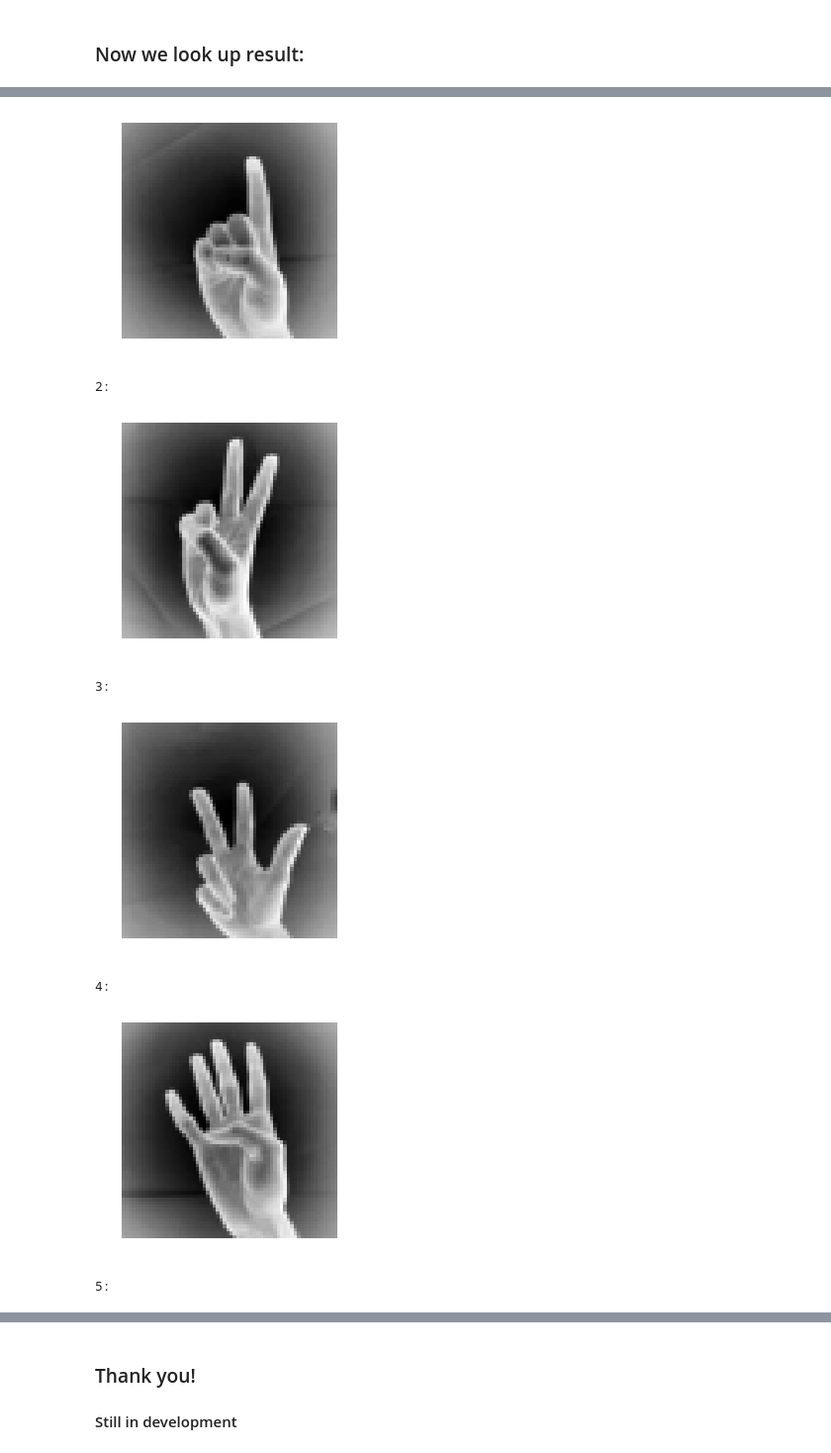
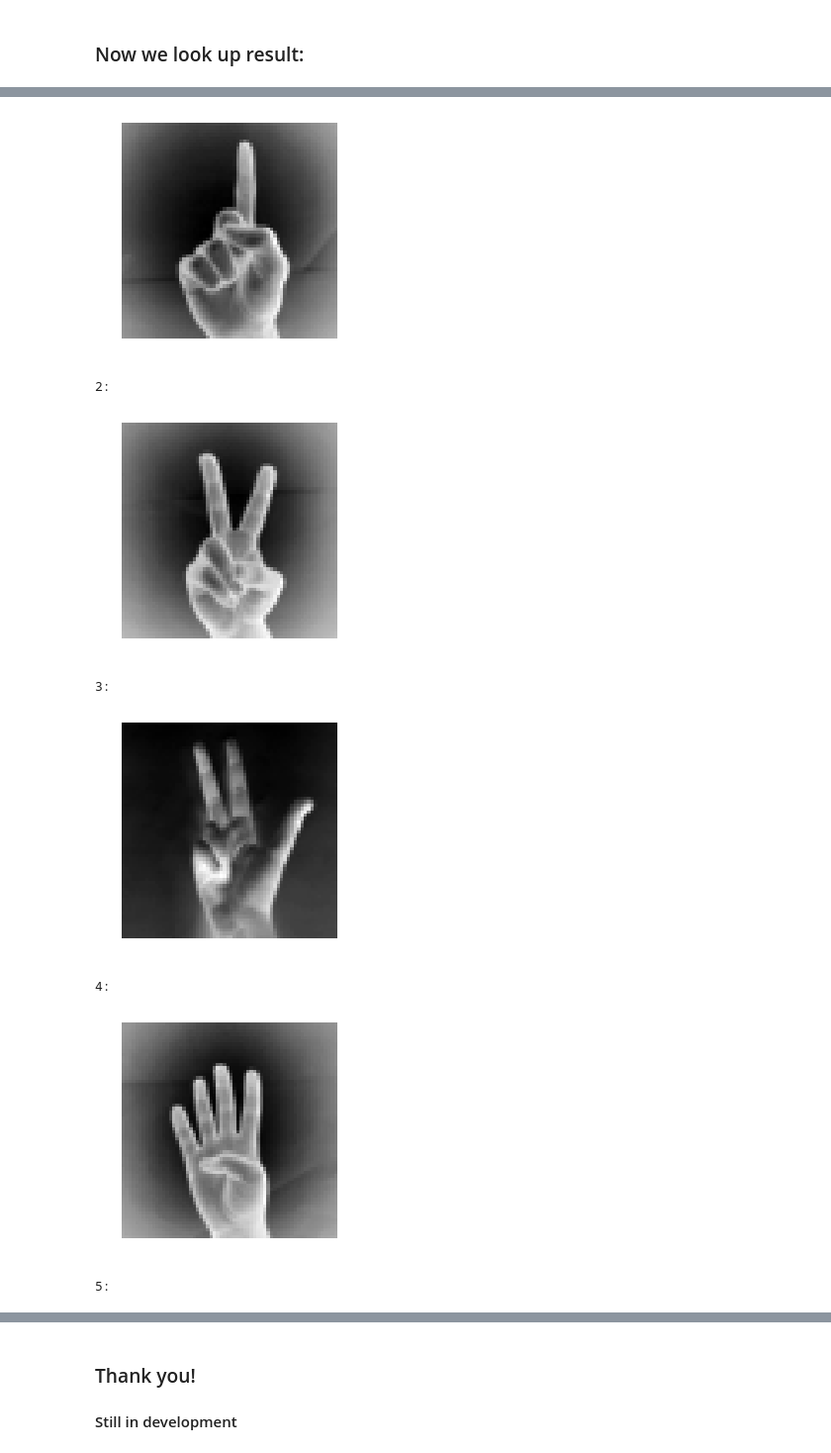
Before and after one commit to ardamavi/Classification-of-Sign-Language-with-UCA-Net, a Jupyter notebook: Classification-of-Sign-Language-with-UCA-Net.ipynb, the cells around one changed output, grey strips where cells are left out. Shown: that part at 99% size. Cells and saved outputs as stored; diff of their text form; code cells hidden in the pictures.

```diff
--- a/Classification-of-Sign-Language-with-UCA-Net.ipynb
+++ b/Classification-of-Sign-Language-with-UCA-Net.ipynb
@@ -110,5 +121,0 @@ model.fit_generator(generated_data.flow(X_train, X_train, batch_size=batch_size)
-# %%
-# Training Model:
-epochs = 5
-batch_size = 1
-autoencoder.fit(X_train, X_train, batch_size=batch_size, epochs=epochs, validation_data=(X_test, X_test), shuffle=True, callbacks=checkpoints)
@@ -117,15 +121,0 @@ decoded_imgs = autoencoder.predict(X_test[0:11])
-# %%
-n = 10
-plt.figure(figsize=(20, 4))
-for i in range(1, n+1):
-    # Display original:
-    ax = plt.subplot(2, n, i)
-    plt.imshow(X_test[i].reshape(img_size, img_size))
-    plt.gray()
-    plt.axis('off')
-
-    # Display reconstruction:
-    ax = plt.subplot(2, n, i+n)
-    plt.imshow(decoded_imgs[i].reshape(img_size, img_size))
-    plt.gray()
-    plt.axis('off')
@@ -474,15 +391,0 @@ array([[  2.39613418e-09]], dtype=float32)
-# %%
-n = 10
-plt.figure(figsize=(20, 4))
-for i in range(1, n+1):
-    # display original
-    ax = plt.subplot(2, n, i)
-    plt.imshow(X_test[1].reshape(64, 64))
-    plt.gray()
-    plt.axis('off')
-
-    # display reconstruction
-    ax = plt.subplot(2, n, i + n)
-    plt.imshow(X_test[9].reshape(64, 64))
-    plt.gray()
-    plt.axis('off')
@@ -530,7 +447,7 @@ data_samples = []
 labels = listdir(dataset_path)
 for label in range(0,10):
     datas_path = dataset_path+'/{0}'.format(label)
-    img = get_img(datas_path+'/'+listdir(datas_path)[0])
+    img = get_img(datas_path+'/'+listdir(datas_path)[5])
     data_samples.append(img)
 data_samples = 1 - np.array(data_samples).astype('float32')/255.
 data_samples = data_samples.reshape(data_samples.shape[0], img_size, img_size, channel_size)
@@ -547,9 +464,9 @@ for i, img in enumerate(data_samples):
 1:
-[figure, old version]
+[figure, new version]
 2:
-[figure, old version]
+[figure, new version]
 3:
-[figure, old version]
+[figure, new version]
 4:
-[figure, old version]
+[figure, new version]
 5:
```
Also changed, not shown: parts of 21 cells of this notebook, 6 other files.
